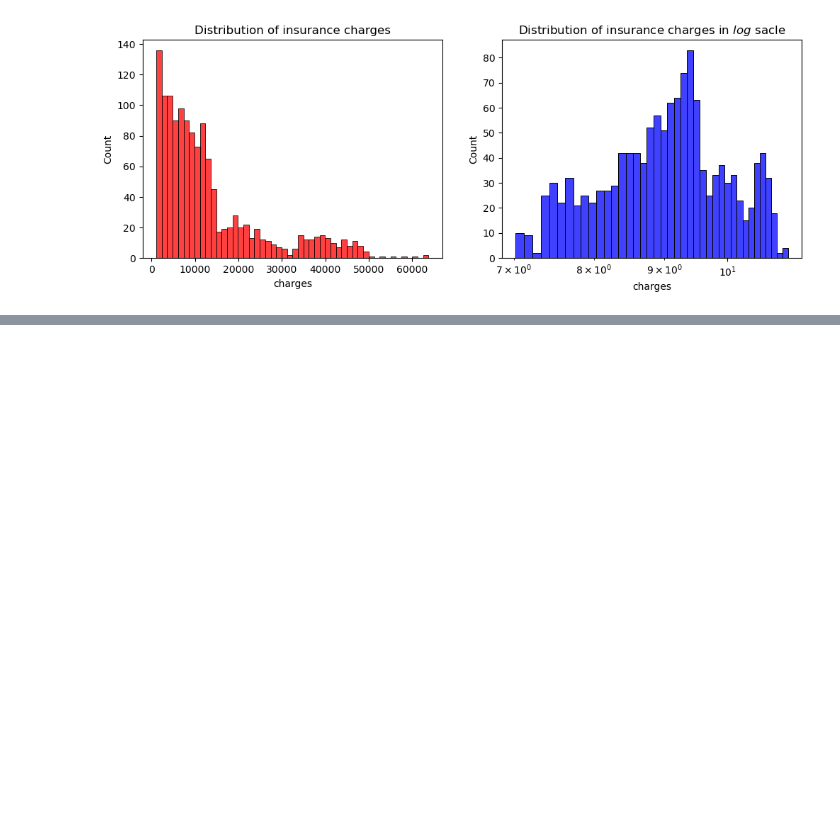
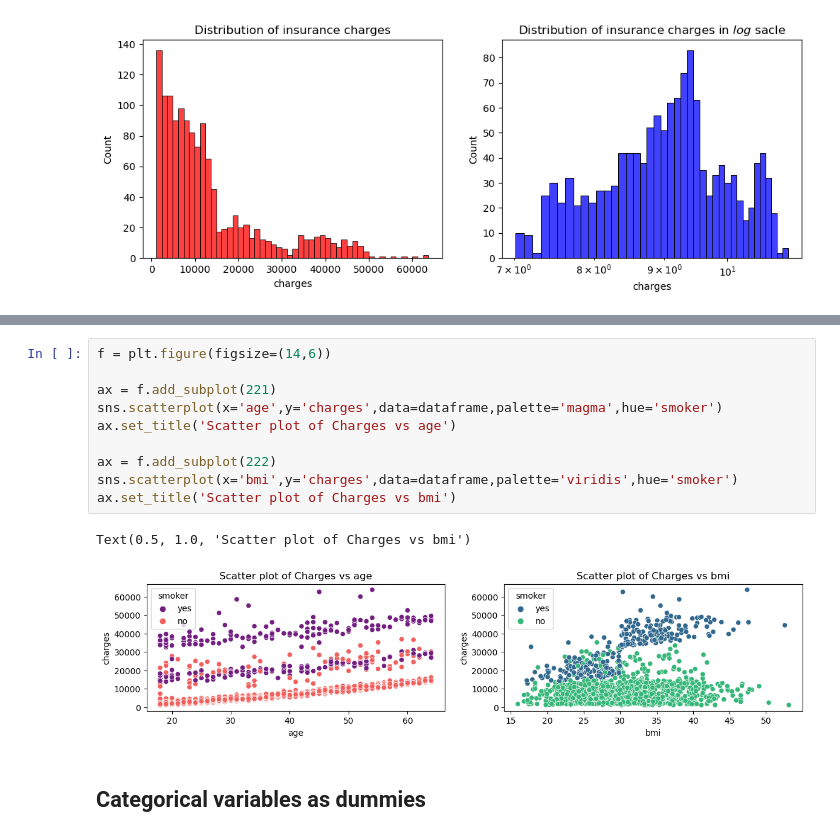
Before and after one commit to sasotomayor/medical-charges-prediction, a Jupyter notebook: solution_linear_regression.ipynb, the cells around one changed output, grey strips where cells are left out. Drawn from its saved outputs; the diff is of its cells as text; blank space fills up the shorter version.

```diff
--- a/solution_linear_regression.ipynb
+++ b/solution_linear_regression.ipynb
@@ -166,0 +182,15 @@ KstestResult(statistic=1.0, pvalue=0.0, statistic_location=15.96, statistic_sign
+# %%
+f = plt.figure(figsize=(14,6))
+
+ax = f.add_subplot(221)
+sns.scatterplot(x='age',y='charges',data=dataframe,palette='magma',hue='smoker')
+ax.set_title('Scatter plot of Charges vs age')
+
+ax = f.add_subplot(222)
+sns.scatterplot(x='bmi',y='charges',data=dataframe,palette='viridis',hue='smoker')
+ax.set_title('Scatter plot of Charges vs bmi')
+# %% [output]
+Text(0.5, 1.0, 'Scatter plot of Charges vs bmi')
+[figure, added]
+# %% [markdown]
+## Categorical variables as dummies
```
Also changed, not shown: parts of 16 cells of this notebook.
